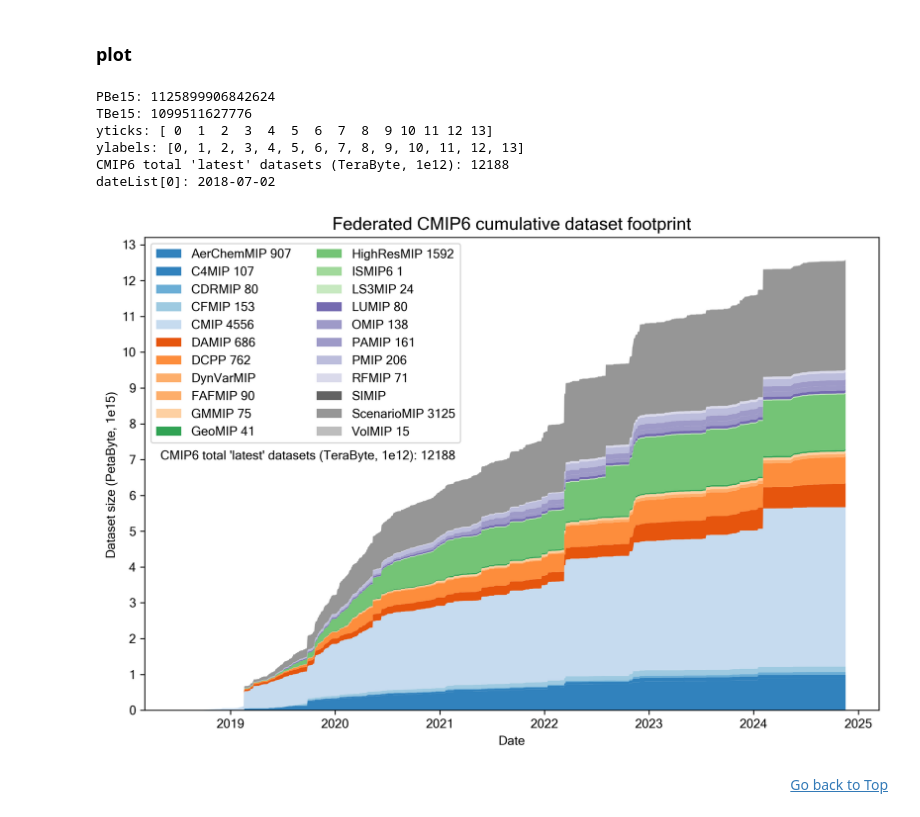
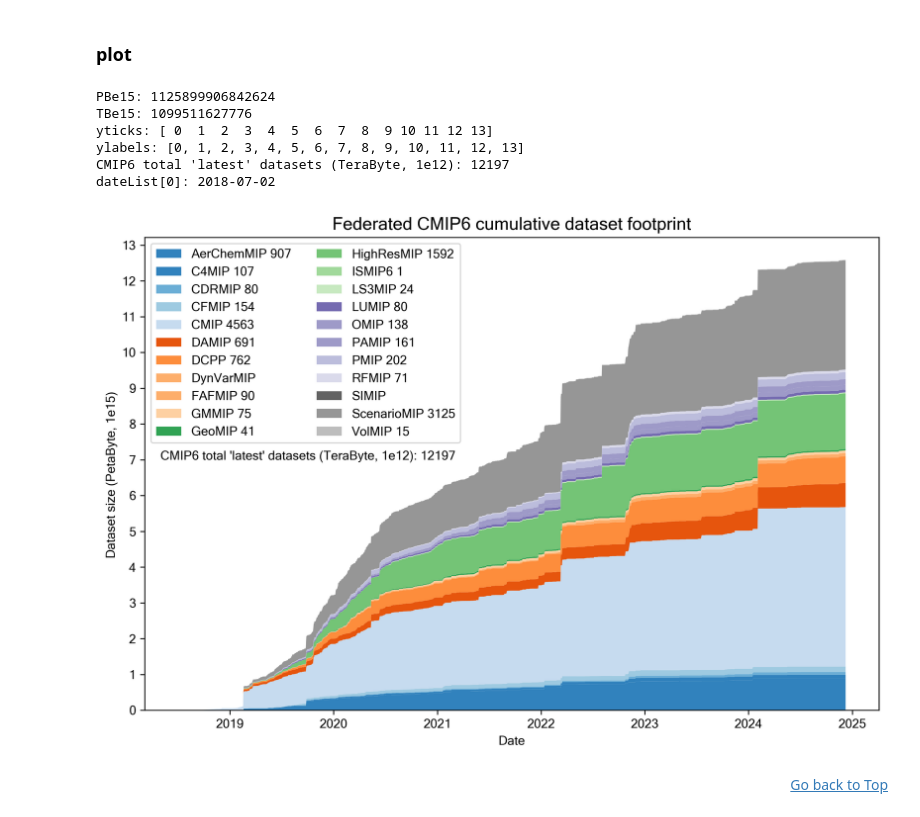
Before and after one commit to durack1/CMIPSummary, a Jupyter notebook: figuresAndTables.ipynb, the cells around one changed output. Saved outputs shown, nothing was run; the diff lists cells and outputs as text; code cells hidden in the pictures.

```diff
--- a/figuresAndTables.ipynb
+++ b/figuresAndTables.ipynb
@@ -172,7 +178,8 @@ fig.savefig("_".join([timeFormat, "Fig1.svg"]), format="svg")
 import csv
 import glob
 
-csvFiles = glob.glob(os.path.join("241118", "*_datasets_*_footprint_CMIP6_*.csv"))
+# read data
+csvFiles = glob.glob(os.path.join("241209", "*_datasets_*_footprint_CMIP6_*.csv"))
 csvFiles.sort()
 
 # create dictionary
@@ -256,9 +263,11 @@ input CMIP6 publication data processed
 # %%
 from matplotlib.dates import AutoDateFormatter, AutoDateLocator, date2num
 
+# create plot inputs
 fontName = "Microsoft Sans Serif"
 xtick_locator = AutoDateLocator()
 xtick_formatter = AutoDateFormatter(xtick_locator)
+fontSize = 14
 
 # Setup variables
 # time axis and arrays
@@ -322,35 +331,36 @@ plt.ylabel("Dataset size (PetaByte, 1e15)", fontname=fontName)
 yticks = np.arange(0, 14, 1)
 ylabels = []
 
 for count, val in enumerate(yticks):
     ylabels.append(val)
 print("yticks:", yticks)
 print("ylabels:", ylabels)
 plt.xticks(fontname=fontName)
 plt.yticks(yticks, ylabels, fontname=fontName)
 plt.subplots_adjust(left=0.06, right=0.96, bottom=0.08, top=0.95, wspace=0, hspace=0)
 anoStr = "".join(
     ["CMIP6 total 'latest' datasets (TeraByte, 1e12): ", str(int(arr2[-1, 1] / TBe12))]
 )
 print(anoStr)
 dateTweak = date2num(datetime.date(2018, 5, 1))
 datasetNumTweak = 7
 plt.annotate(
     anoStr,
     xy=(dateTweak, datasetNumTweak),
     xytext=(dateTweak, datasetNumTweak),
     fontname=fontName,
 )
 print("dateList[0]:", dateList[0])
 fig.savefig("_".join([timeFormat, "Fig2.svg"]), format="svg")
+fig.savefig("_".join([timeFormat, "Fig2.png"]), dpi=300)
 # %% [output]
 PBe15: 1125899906842624
 TBe15: 1099511627776
 yticks: [ 0  1  2  3  4  5  6  7  8  9 10 11 12 13]
 ylabels: [0, 1, 2, 3, 4, 5, 6, 7, 8, 9, 10, 11, 12, 13]
-CMIP6 total 'latest' datasets (TeraByte, 1e12): 12188
+CMIP6 total 'latest' datasets (TeraByte, 1e12): 12197
 dateList[0]: 2018-07-02
-[figure, old version]
+[figure, new version]
 # %% [markdown]
 <div align=right>
 <a href=figuresAndTables.ipynb#top>Go back to Top</a>
```
Also changed, not shown: parts of 21 cells of this notebook, 31 other files.
